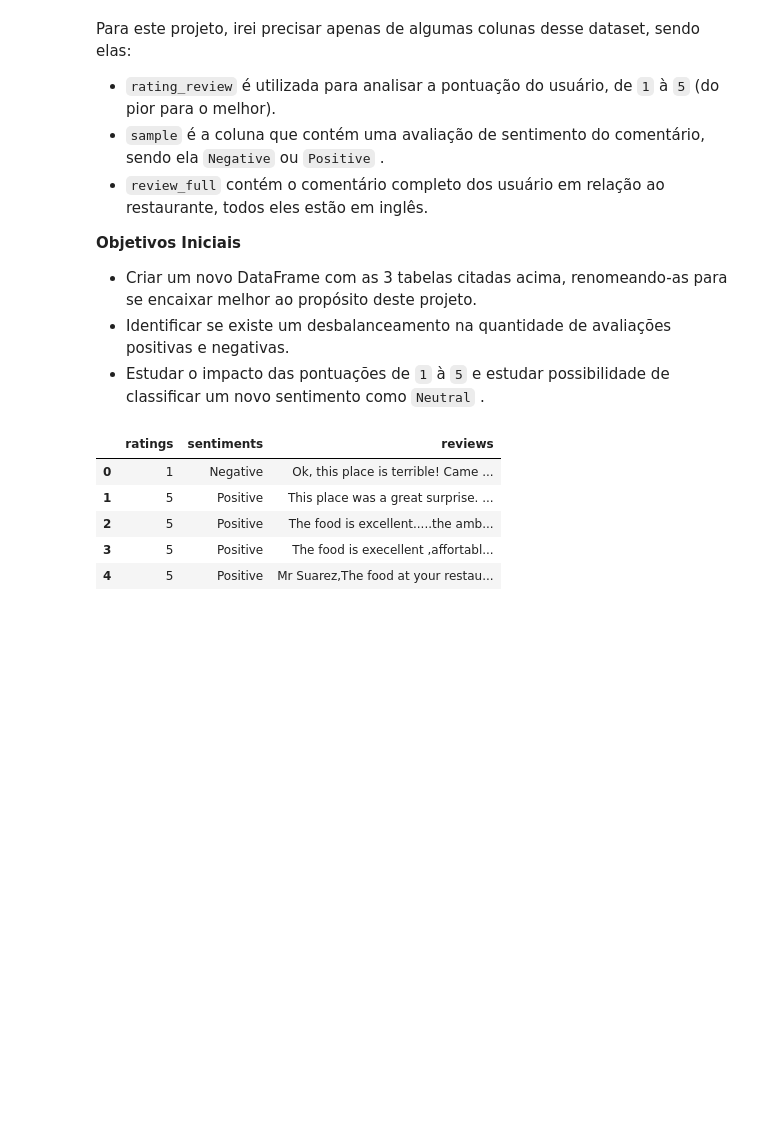
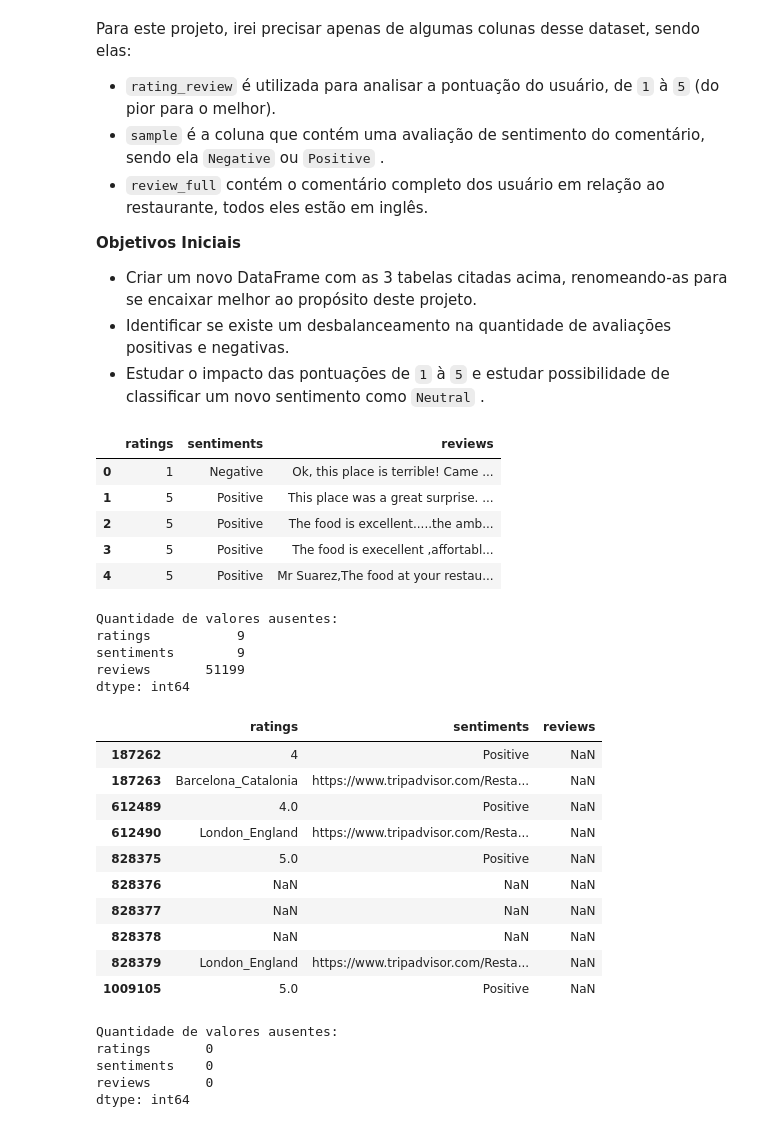
Before and after one commit to Mustasheep/PLN_Analise_Sentimentos, a Jupyter notebook: analise_sentimento.ipynb, the cells around one changed output. Cells and saved outputs as stored; diff of their text form; code cells hidden in the pictures; blank space fills up the shorter version.

```diff
--- a/analise_sentimento.ipynb
+++ b/analise_sentimento.ipynb
@@ -78,6 +78,40 @@ df_pln.head()
 | 2 | 5 | Positive | The food is excellent.....the amb... |
 | 3 | 5 | Positive | The food is execellent ,affortabl... |
 | 4 | 5 | Positive | Mr Suarez,The food at your restau... |
+# %%
+# Porcentagem de valores faltantes
+print(f"Quantidade de valores ausentes:\n{df_pln.isna().sum()}")
+# %% [output]
+Quantidade de valores ausentes:
+ratings           9
+sentiments        9
+reviews       51199
+dtype: int64
+# %%
+# Observando os valores ausentes
+df_pln[df_pln['reviews'].isnull()].head(10)
+# %% [output]
+|  | ratings | sentiments | reviews |
+| 187262 | 4 | Positive | NaN |
+| 187263 | Barcelona_Catalonia | https://www.tripadvisor.com/Resta... | NaN |
+| 612489 | 4.0 | Positive | NaN |
+| 612490 | London_England | https://www.tripadvisor.com/Resta... | NaN |
+| 828375 | 5.0 | Positive | NaN |
+| 828376 | NaN | NaN | NaN |
+| 828377 | NaN | NaN | NaN |
+| 828378 | NaN | NaN | NaN |
+| 828379 | London_England | https://www.tripadvisor.com/Resta... | NaN |
+| 1009105 | 5.0 | Positive | NaN |
+# %%
+# Dropando valores ausentes
+df_pln = df_pln.dropna()
+print(f"Quantidade de valores ausentes:\n{df_pln.isna().sum()}")
+# %% [output]
+Quantidade de valores ausentes:
+ratings       0
+sentiments    0
+reviews       0
+dtype: int64
 # %%
 # Contagem de valores categóricos
 df_categ = df_pln.groupby(['ratings', 'sentiments']).size().reset_index(name='Count').sort_values(by='Count', ascending=False)
```
Also changed, not shown: parts of 10 cells of this notebook.
